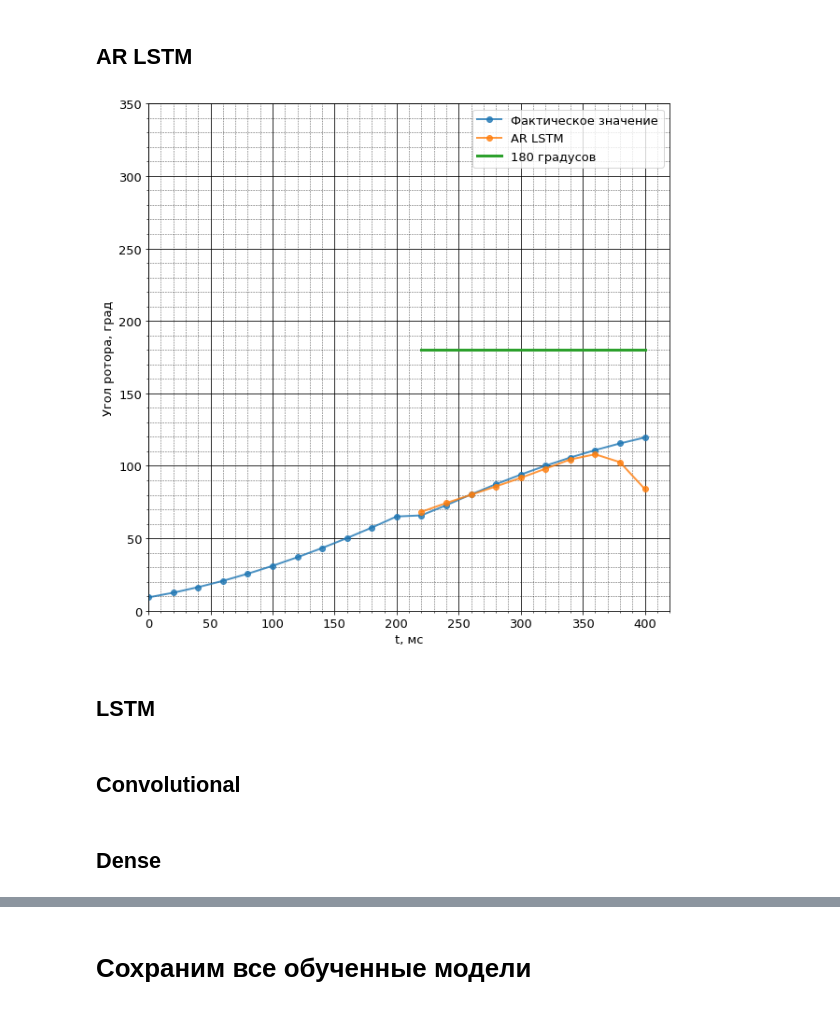
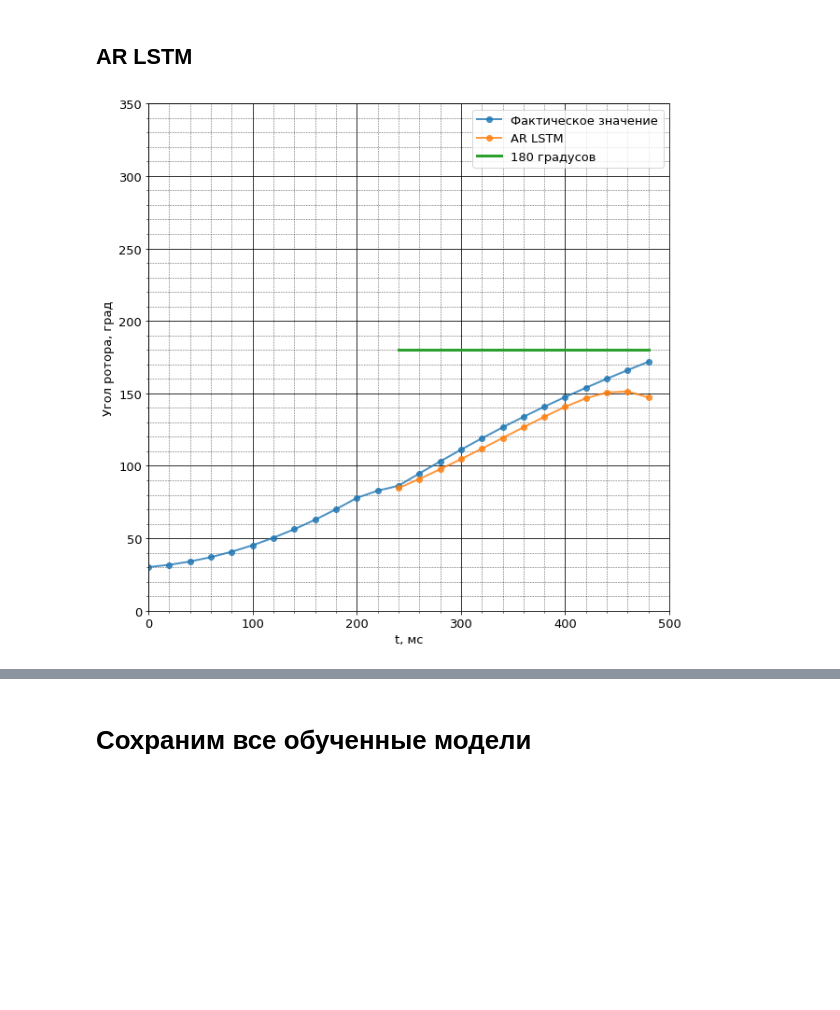
Before and after one commit to TamoshkinIvan/BKR, a Jupyter notebook: data_proc_haranor.ipynb, the cells around one changed output, grey strips where cells are left out. Drawn from its saved outputs; the diff is of its cells as text; code cells hidden in the pictures; blank space fills up the shorter version.

```diff
--- a/data_proc_haranor.ipynb
+++ b/data_proc_haranor.ipynb
@@ -290,9 +290,9 @@ timestamp_s = date_time.map(pd.Timestamp.timestamp)
 n = len(df)
 column_indices = {name: i for i, name in enumerate(df.columns)}
 
-train_df = df[0 : 78 * 21]
-val_df = df[78 * 21: 98 * 21]
-test_df = df[98 * 21:]
+train_df = df[0 : 80 * 25]
+val_df = df[80 * 25: 94 * 25]
+test_df = df[94 * 25:]
 # %% [markdown]
 # Нормализация данных
 # %% [markdown]
@@ -502,7 +502,7 @@ The shift argument determines the number of input elements to shift between the
 # %%
 MAX_EPOCHS = 1000
 num_features = 2
-OUT_STEPS = 10
+OUT_STEPS = 10 + 3
 multi_train_performance = {}
 multi_val_performance = {}
 multi_performance = {}
@@ -821,11 +715,13 @@ df['delta'][98*21:].plot()
 # %%
-n = 2
-
+n = 18
+t = 25
+input_t = 12
+start_conting = 94
 #Для примера считаем данные из тестовой выборки, т.е. эти данные не используются при обучении
 #test_csv = pd.read_csv('test_trans_w_1.csv', delimiter = ";",  decimal=".")[2750:]
 #test_csv.columns = ['t','vras','modI','delta','w']
 
-test_csv = df[98 * 21 + 21 * n : 98 * 21 + 21 * (n + 1)]
+test_csv = df[start_conting * t + t * n : start_conting * t + t * (n + 1)]
 #Приведем данные к такому же формату, что и данные, которые использовались при обучении
 
 #delta = test_csv["delta"].to_numpy()
@@ -835,7 +731,7 @@ test_csv = df[98 * 21 + 21 * n : 98 * 21 + 21 * (n + 1)]
 #test_csv["delta"] = delta_1
 
 #формируем слайс из первых 500 мс переходного процесса
-test_csv_pred = df[98 * 21 + 21 * n: (98 * 21 + 21 * n )+ 11  ]
+test_csv_pred = df[start_conting * t + t * n: (start_conting * t + t * n )+ input_t  ]
 
 
 #Извлечем метку времени и удалим из начального дата фрейма
@@ -880,7 +776,7 @@ test_df_ten = np.expand_dims(test_df_ten, axis=0)
 #Выполняем прогноз с исользованием нашей обученной нейронной сети
 predictions_feedback = feedback_model.predict(test_df_ten)
 #Данные прогноза преобразуем в формату, для дальнейшего создания датафрейма
-predictions = predictions_feedback.reshape(10,2)
+predictions = predictions_feedback.reshape(t - input_t ,2)
 predictions
 
 #Создаем датафрейм с предсказанными данными
@@ -890,9 +786,9 @@ predictions_DF_ar = (predictions_DF_ar * train_std) + train_mean
 #display(predictions_DF)
 # %%
 #predictions_DF['delta'].plot()
-time_input = np.array(range(0,420,20))
-time_input_pred = np.array(range(220,420,20))
-limit = np.full((10), 180)
+time_input = np.array(range(0, t * 20 ,20))
+time_input_pred = np.array(range(input_t * 20 , t * 20, 20))
+limit = np.full((t - input_t ), 180)
 
 fig, axes = plt.subplots()
 
@@ -907,34 +803,32 @@ axes.plot(time_input_pred, predictions_DF_ar['delta'], 'o-',label = 'AR LSTM', l
 #plt.plot(time_input_pred, predictions_DF_lin['delta'], 'o-',label = 'Linear', linewidth = 2, alpha=0.8)
 axes.plot(time_input_pred, limit, linewidth = 3, label = '180 градусов')
 
 plt.ylim(0,350)
-plt.xlim(0,420)
+plt.xlim(0,t * 20)
 
 #Добавим оси
 plt.xlabel('t, мс',fontsize=13)
 plt.ylabel('Угол ротора, град',fontsize=13)
 
 #Добавим решетку
 axes.grid(which='major',
         color = 'k',
         linewidth = 0.8)
 
 axes.grid(which='minor',
         color = 'k',
         linestyle = ':',
          linewidth = 0.6)
 
 axes.minorticks_on()
 
 
 axes.legend(fontsize=13)
 
 plt.xticks(fontsize=13)
 plt.yticks(fontsize=13)
 plt.show()
 
 fig.savefig('predict.png', dpi=300, facecolor='white')
 # %% [output]
-[figure, old version]
+[figure, new version]
-# %% [markdown]
-## LSTM
@@ -953,2 +834,0 @@ predictions_DF_lstm = (predictions_DF_lstm * train_std) + train_mean
-# %% [markdown]
-## Convolutional
@@ -968,2 +834,0 @@ predictions_DF_conv = (predictions_DF_conv * train_std) + train_mean
-# %% [markdown]
-## Dense
```
Also changed, not shown: parts of 32 cells of this notebook.
